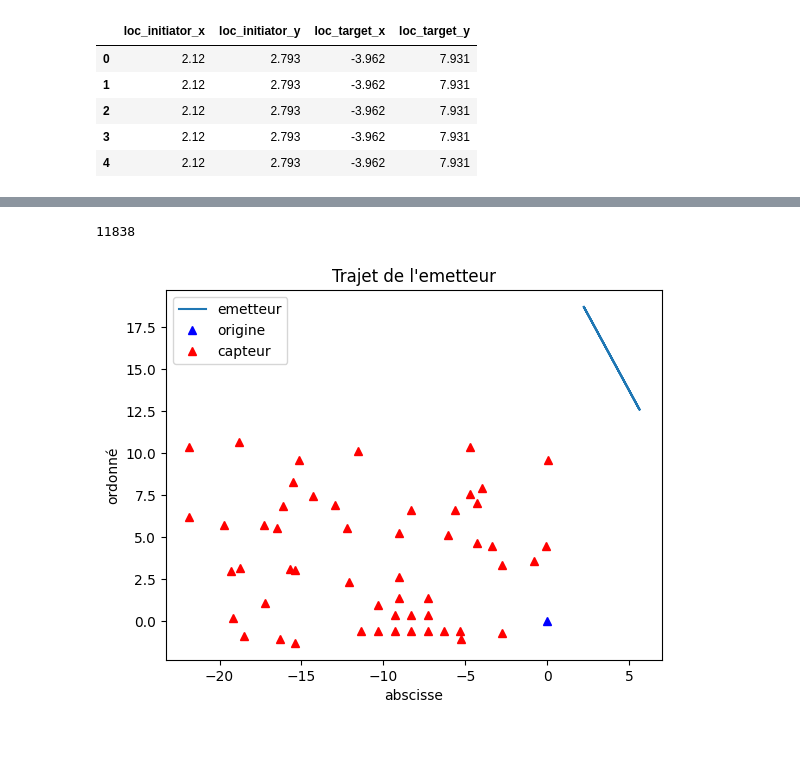
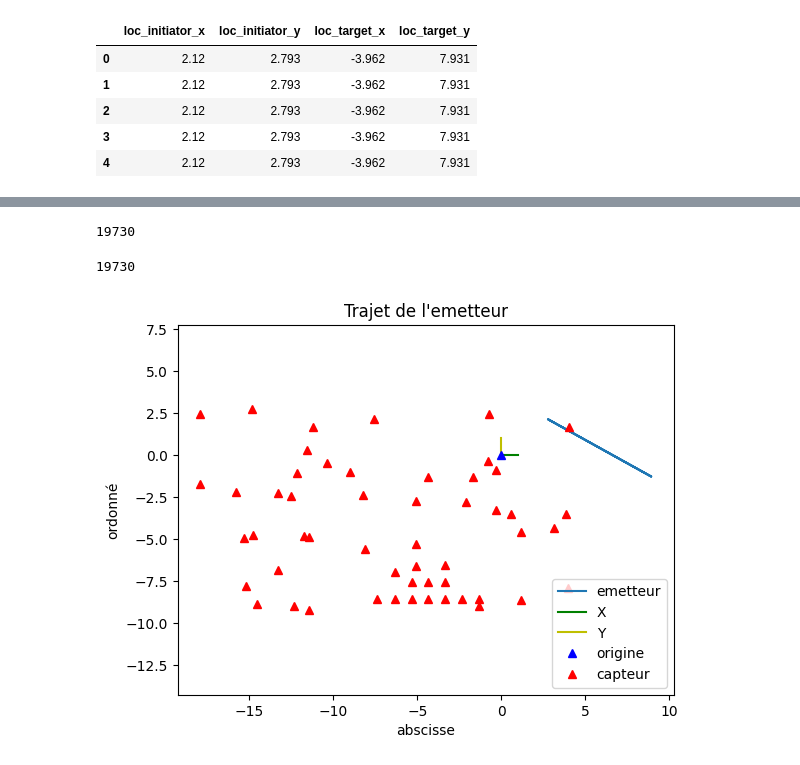
Before and after one commit to maylin007/PIP-G2, a Jupyter notebook: ibrahim_bougarroua_data_.ipynb, the cells around one changed output, grey strips where cells are left out. Cells and saved outputs as stored; diff of their text form; code cells hidden in the pictures.

```diff
--- a/ibrahim_bougarroua_data_.ipynb
+++ b/ibrahim_bougarroua_data_.ipynb
@@ -149,3 +150,4 @@ plotTrajet(data_test,position_test)
 # %%
-data["repaire"]=[0 for i in range(len(data))]
-data_repaire_100 = data.copy()
+data["origin"]=[0 for i in range(len(data))]
+data["rotation"]=[0 for i in range(len(data))]
+data_d = data.copy()
@@ -160,0 +169,20 @@ d3["repaire"]=150
+# %%
+t1=rotation(data_d,50)
+t1["rotation"]=50
+data_d = data.copy()
+t2=rotation(data_d,75)
+t2["rotation"]=75
+data_d = data.copy()
+t3=rotation(data_d,90)
+t3["rotation"]=90
+data_d = data.copy()
+t4=rotation(data_d,270)
+t4["rotation"]=270
+data_d = data.copy()
+t4=rotation(data_d,180)
+t4["rotation"]=180
+# %%
+csv_rotation=pd.concat([data,t1,t2,t3,t4],ignore_index=True)
+len(csv_rotation)
+# %% [output]
+19730
@@ -161,9 +191,5 @@ d3["repaire"]=150
 # %%
-csv=pd.concat([d1,d2,d3],ignore_index=True)
-len(csv)
+csv_origin_position=pd.concat([data,d1,d2,d3,d4],ignore_index=True)
+len(csv_origin_position)
 # %% [output]
-11838
+19730
-# %%
-plotTrajet(d1,changeRepairePosition(position,100))
-# %% [output]
-[figure, removed]
@@ -169,0 +200,4 @@ plotTrajet(d1,changeRepairePosition(position,100))
+# %%
+plotTrajet(t3,rotationPosition(position,90),0)
+# %% [output]
+[figure, added]
```
Also changed, not shown: parts of 24 cells of this notebook.
